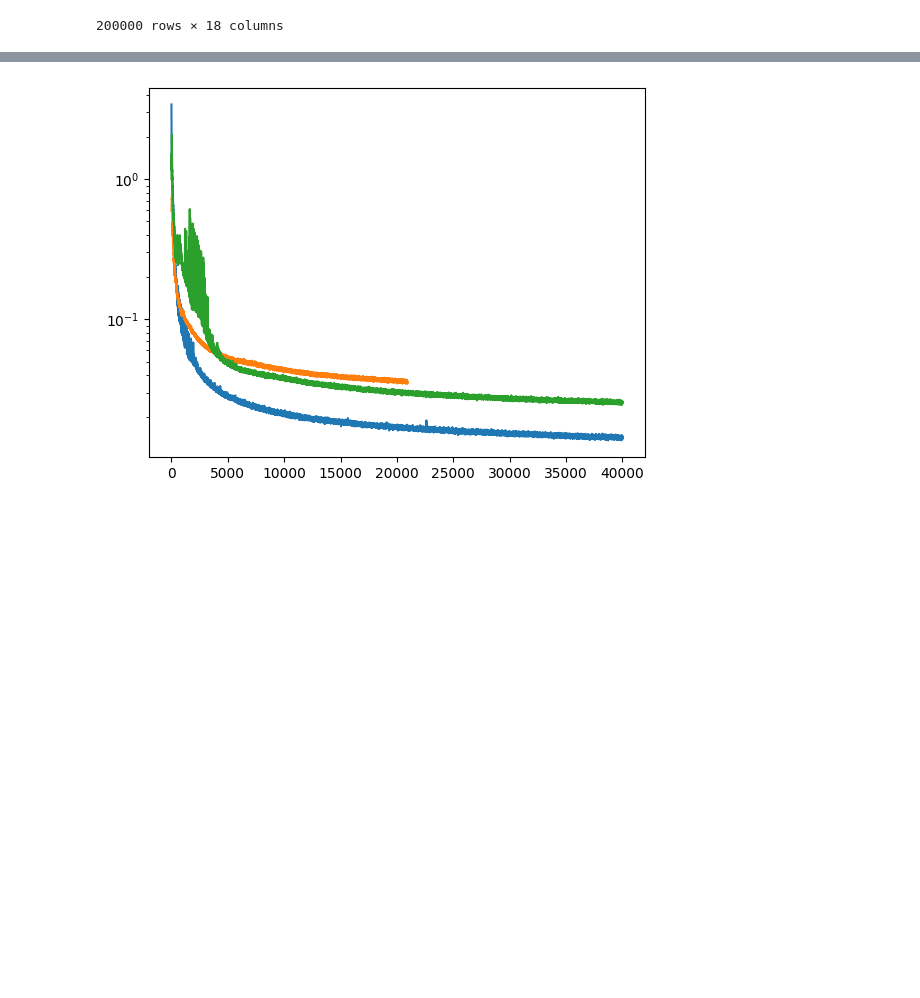
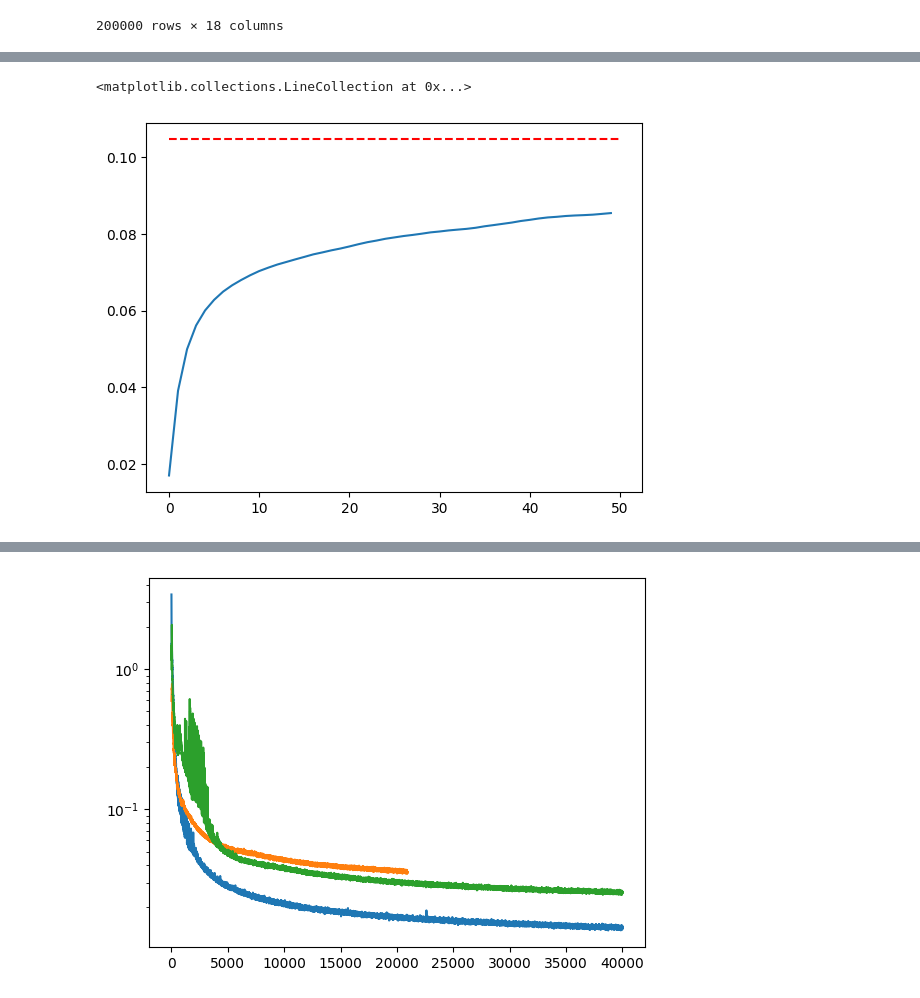
Before and after one commit to KingDamLiu/NNVMC, a Jupyter notebook: calculate.ipynb, the cells around one changed output, grey strips where cells are left out. Saved outputs shown, nothing was run; the diff lists cells and outputs as text; code cells hidden in the pictures; blank space fills up the shorter version.

```diff
--- a/calculate.ipynb
+++ b/calculate.ipynb
@@ -284,0 +360,6 @@ for filename in filenames:
+# %%
+plt.plot(stds)
+plt.hlines(np.std(x), 0, len(stds), colors='r', linestyles='dashed')
+# %% [output]
+<matplotlib.collections.LineCollection at 0x...>
+[figure, added]
```
Also changed, not shown: parts of 17 cells of this notebook, 10 other files.
